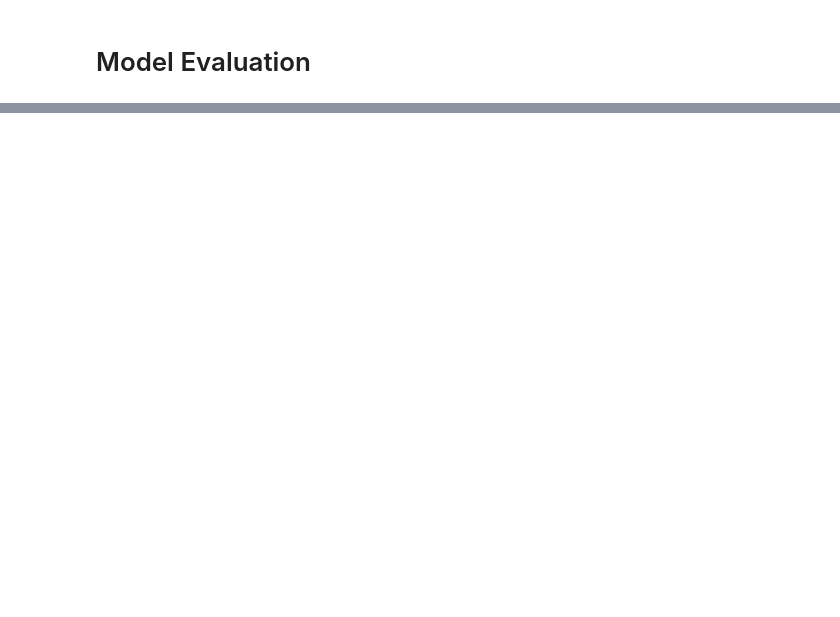
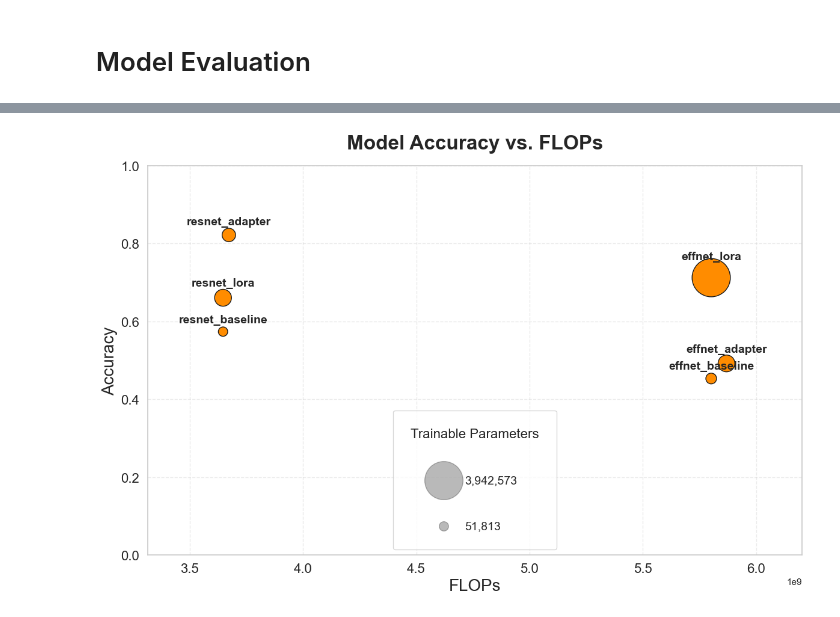
Before and after one commit to jgbreault/MealReveal, a Jupyter notebook: analysis.ipynb, the cells around one changed output, grey strips where cells are left out. Drawn from its saved outputs; the diff is of its cells as text; code cells hidden in the pictures; blank space fills up the shorter version.

Commit message:
lora and adapters, evaluation plots

```diff
--- a/analysis.ipynb
+++ b/analysis.ipynb
@@ -485,0 +727,67 @@ model_evaluations_aggregated
+# %%
+import matplotlib.pyplot as plt
+
+plt.figure(figsize=(12, 8))
+
+max_params = model_evaluations_aggregated['Trainable_Parameters'].max()
+min_params = model_evaluations_aggregated['Trainable_Parameters'].min()
+
+def get_size(p):
+    return (p / max_params) * 2000 + 100
+
+sizes = get_size(model_evaluations_aggregated['Trainable_Parameters'])
+
+scatter = plt.scatter(
+    model_evaluations_aggregated['FLOPs'],
+    model_evaluations_aggregated['Accuracy'],
+    s=sizes,
+    c="darkorange",
+    edgecolors="k",
+    linewidth=1,
+    zorder=2
+)
+
+for p in [max_params, min_params]:
+    label = f'{int(p):,}'
+    plt.scatter([], [], c='k', alpha=0.3, s=get_size(p), label=f"{label}")
+
+plt.legend(
+    title="Trainable Parameters",
+    labelspacing=3,
+    borderpad=1.5,
+    frameon=True,
+    loc=8,
+    fontsize=14,
+    title_fontsize=16
+)
+
+for i in range(len(model_evaluations_aggregated)):
+    y_offset = (sizes.iloc[i]**0.5) / 1500
+
+    plt.text(
+        model_evaluations_aggregated['FLOPs'].iloc[i],
+        model_evaluations_aggregated['Accuracy'].iloc[i] + y_offset + 0.01,
+        model_evaluations_aggregated['Model'].iloc[i],
+        fontsize=14,
+        ha='center',
+        va='bottom',
+        fontweight='bold',
+        zorder=3
+    )
+
+plt.xlabel('FLOPs', fontsize=20)
+plt.ylabel('Accuracy', fontsize=20)
+plt.title('Model Accuracy vs. FLOPs', fontsize=24, fontweight='bold', pad=20)
+plt.xticks(fontsize=16)
+plt.yticks(fontsize=16)
+plt.grid(True, linestyle='--', alpha=0.4, zorder=1)
+
+x_range = model_evaluations_aggregated['FLOPs'].max() - model_evaluations_aggregated['FLOPs'].min()
+plt.xlim(model_evaluations_aggregated['FLOPs'].min() - (x_range * 0.15), model_evaluations_aggregated['FLOPs'].max() + (x_range * 0.15))
+plt.ylim(0, 1)
+
+plt.tight_layout()
+plt.savefig('plots/accuracy_vs_flops.png', dpi=300, bbox_inches='tight')
+plt.show()
+# %% [output]
+[figure, added]
```
Also changed, not shown: parts of 23 cells of this notebook, 23 other files.
